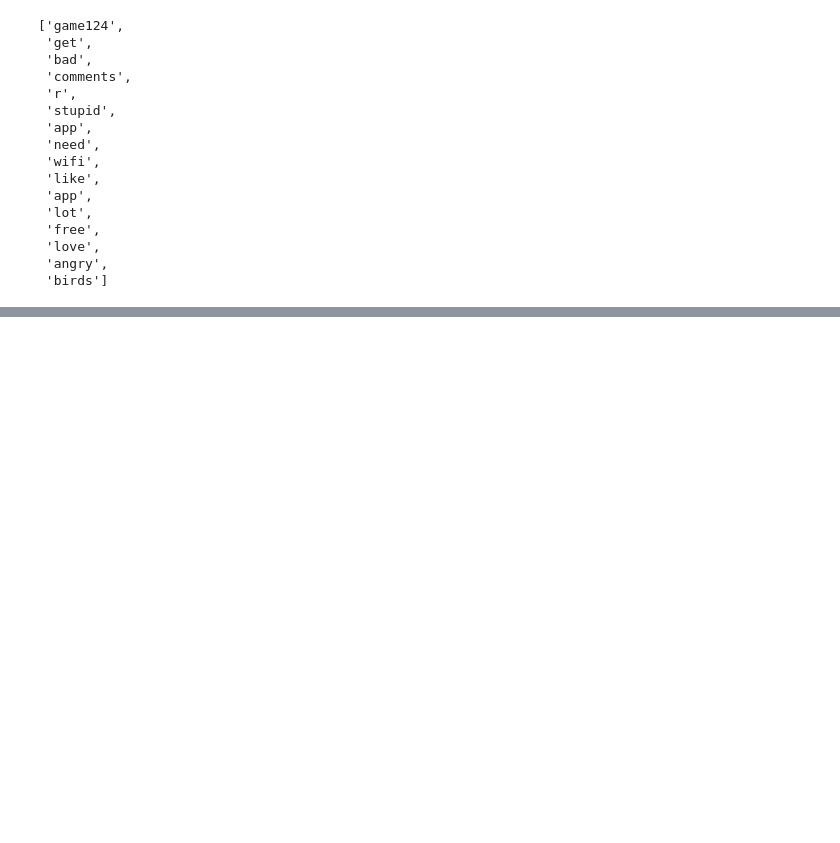
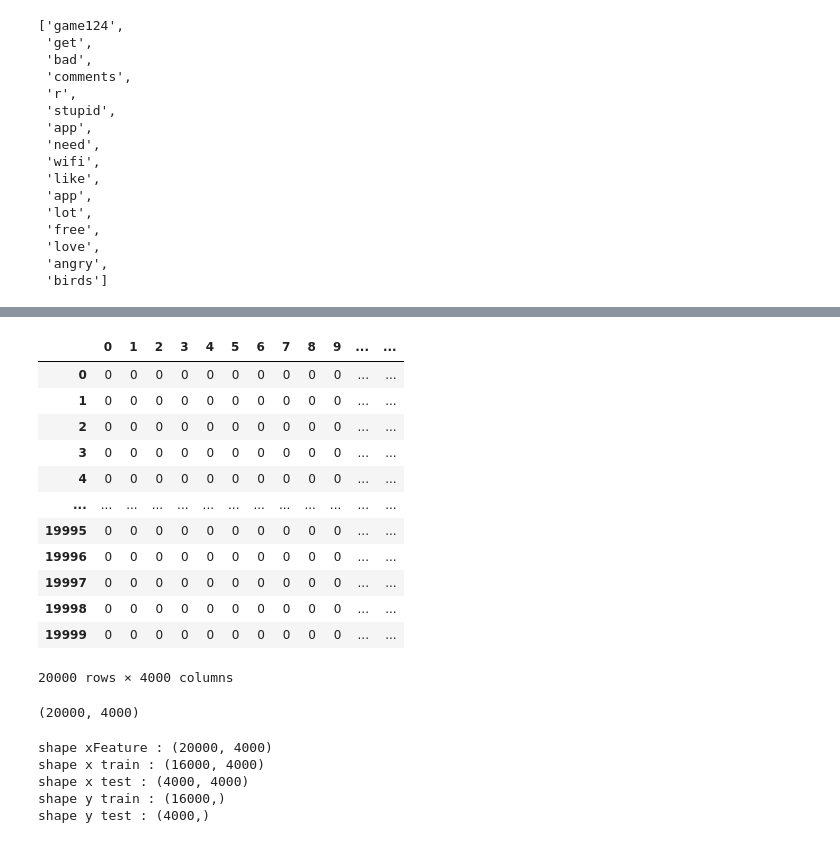
Before and after one commit to avimallik/amazon_reviews_sentiment_analysis_naive_bayes, a Jupyter notebook: amazon_reviews_sentiment_analysis_naive_bayes.ipynb, the cells around one changed output, grey strips where cells are left out. Cells and saved outputs as stored; diff of their text form; code cells hidden in the pictures; blank space fills up the shorter version.

```diff
--- a/amazon_reviews_sentiment_analysis_naive_bayes.ipynb
+++ b/amazon_reviews_sentiment_analysis_naive_bayes.ipynb
@@ -165,0 +145,6 @@ df.head()
+# %%
+def join_back(text):
+    joined_word = " ".join(text)
+    return joined_word
+# %%
+df.reviewText = df.reviewText.apply(join_back)
@@ -165,0 +160,19 @@ df.head()
+# %%
+count_vectorize = CountVectorizer(max_features=4000)
+X_feature = count_vectorize.fit_transform(df.reviewText).toarray()
+# %%
+pd.DataFrame(X_feature)
+# %% [output]
+|  | 0 | 1 | 2 | 3 | 4 | 5 | 6 | 7 | 8 | 9 | ... | ... |
+| 0 | 0 | 0 | 0 | 0 | 0 | 0 | 0 | 0 | 0 | 0 | ... | ... |
+| 1 | 0 | 0 | 0 | 0 | 0 | 0 | 0 | 0 | 0 | 0 | ... | ... |
+| 2 | 0 | 0 | 0 | 0 | 0 | 0 | 0 | 0 | 0 | 0 | ... | ... |
+| 3 | 0 | 0 | 0 | 0 | 0 | 0 | 0 | 0 | 0 | 0 | ... | ... |
+| 4 | 0 | 0 | 0 | 0 | 0 | 0 | 0 | 0 | 0 | 0 | ... | ... |
+| ... | ... | ... | ... | ... | ... | ... | ... | ... | ... | ... | ... | ... |
+| 19995 | 0 | 0 | 0 | 0 | 0 | 0 | 0 | 0 | 0 | 0 | ... | ... |
+| 19996 | 0 | 0 | 0 | 0 | 0 | 0 | 0 | 0 | 0 | 0 | ... | ... |
+| 19997 | 0 | 0 | 0 | 0 | 0 | 0 | 0 | 0 | 0 | 0 | ... | ... |
+| 19998 | 0 | 0 | 0 | 0 | 0 | 0 | 0 | 0 | 0 | 0 | ... | ... |
+| 19999 | 0 | 0 | 0 | 0 | 0 | 0 | 0 | 0 | 0 | 0 | ... | ... |
+20000 rows × 4000 columns
@@ -165,0 +181,4 @@ df.head()
+# %%
+X_feature.shape
+# %% [output]
+(20000, 4000)
@@ -165,0 +190,12 @@ df.head()
+# %%
+print(f'shape xFeature : {X_feature.shape}')
+print(f'shape x train : {x_train.shape}')
+print(f'shape x test : {x_test.shape}')
+print(f'shape y train : {y_train.shape}')
+print(f'shape y test : {y_test.shape}')
+# %% [output]
+shape xFeature : (20000, 4000)
+shape x train : (16000, 4000)
+shape x test : (4000, 4000)
+shape y train : (16000,)
+shape y test : (4000,)
```
Also changed, not shown: parts of 30 cells of this notebook, 1 other file.
